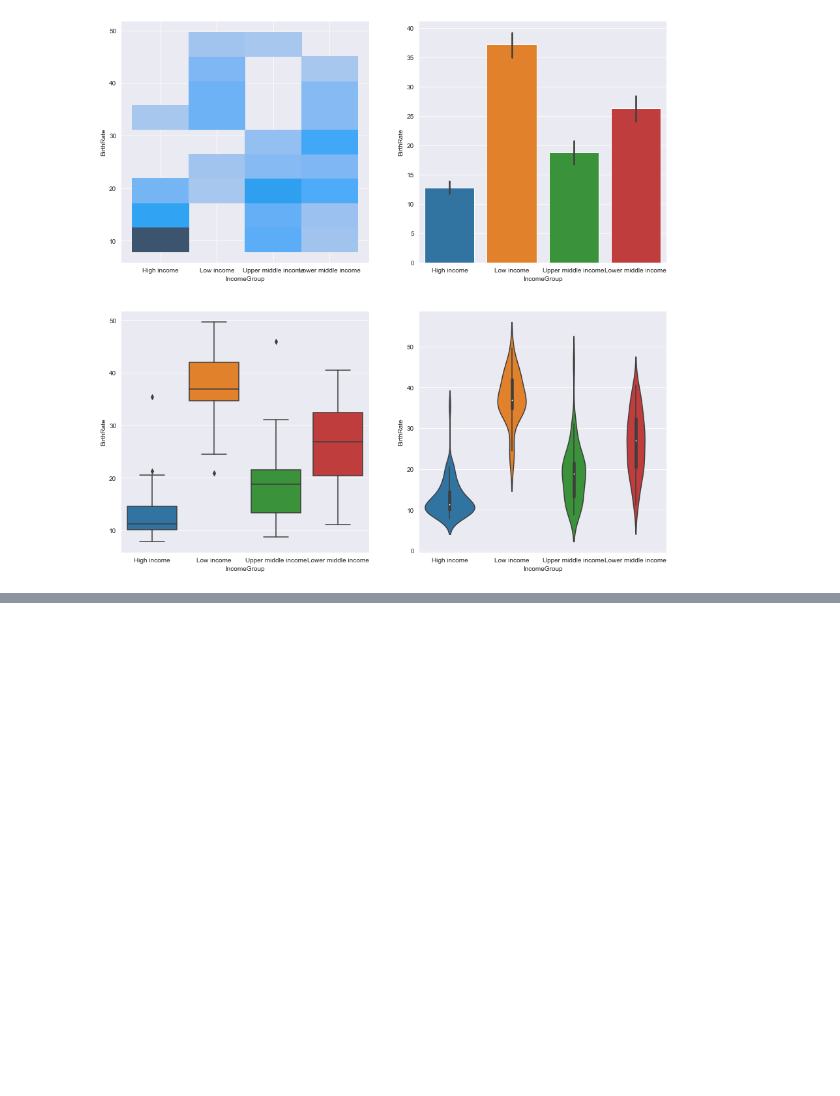
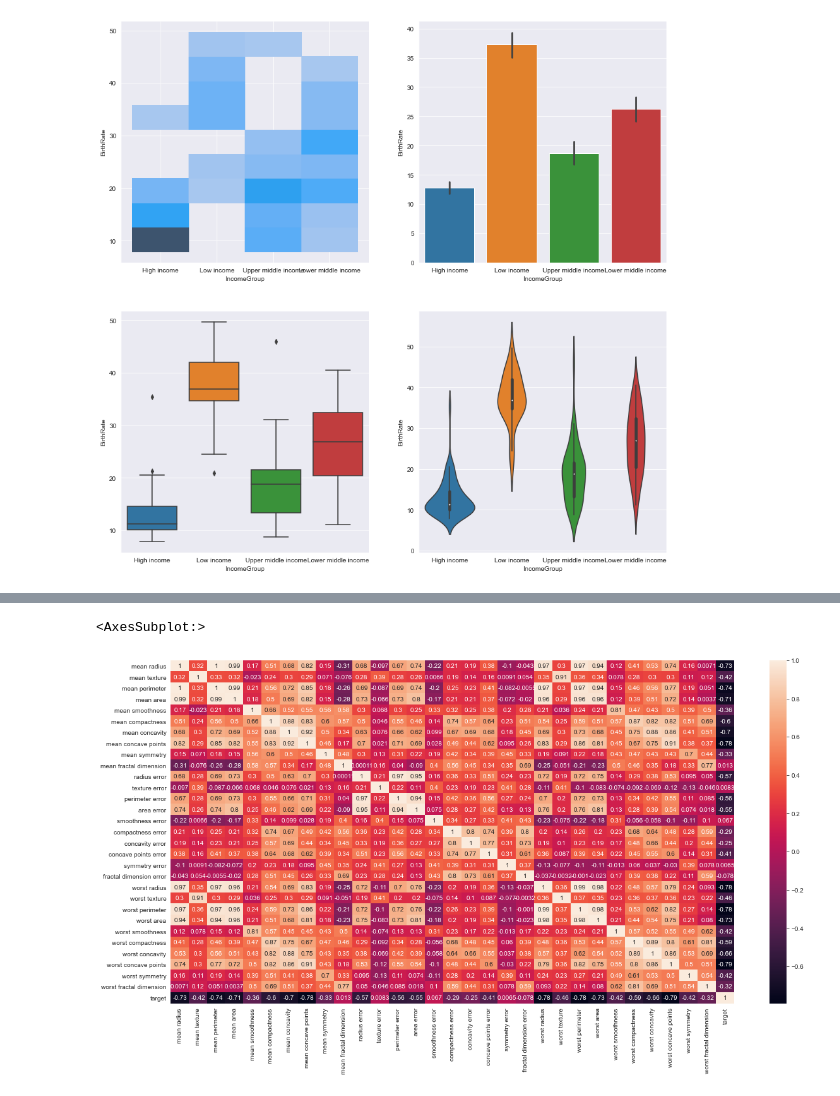
Before and after one commit to mareksturek/programming-basics, a Jupyter notebook: python_examples.ipynb, the cells around one changed output, grey strips where cells are left out. Saved outputs shown, nothing was run; the diff lists cells and outputs as text; code cells hidden in the pictures; blank space fills up the shorter version.

```diff
--- a/python_examples.ipynb
+++ b/python_examples.ipynb
@@ -186,0 +249,6 @@ plt.show()
+# %%
+plt.figure(figsize = (20, 10))
+sns.heatmap(df_cancer.corr(), annot = True)
+# %% [output]
+<AxesSubplot:>
+[figure, added]
```
Also changed, not shown: parts of 14 cells of this notebook.
